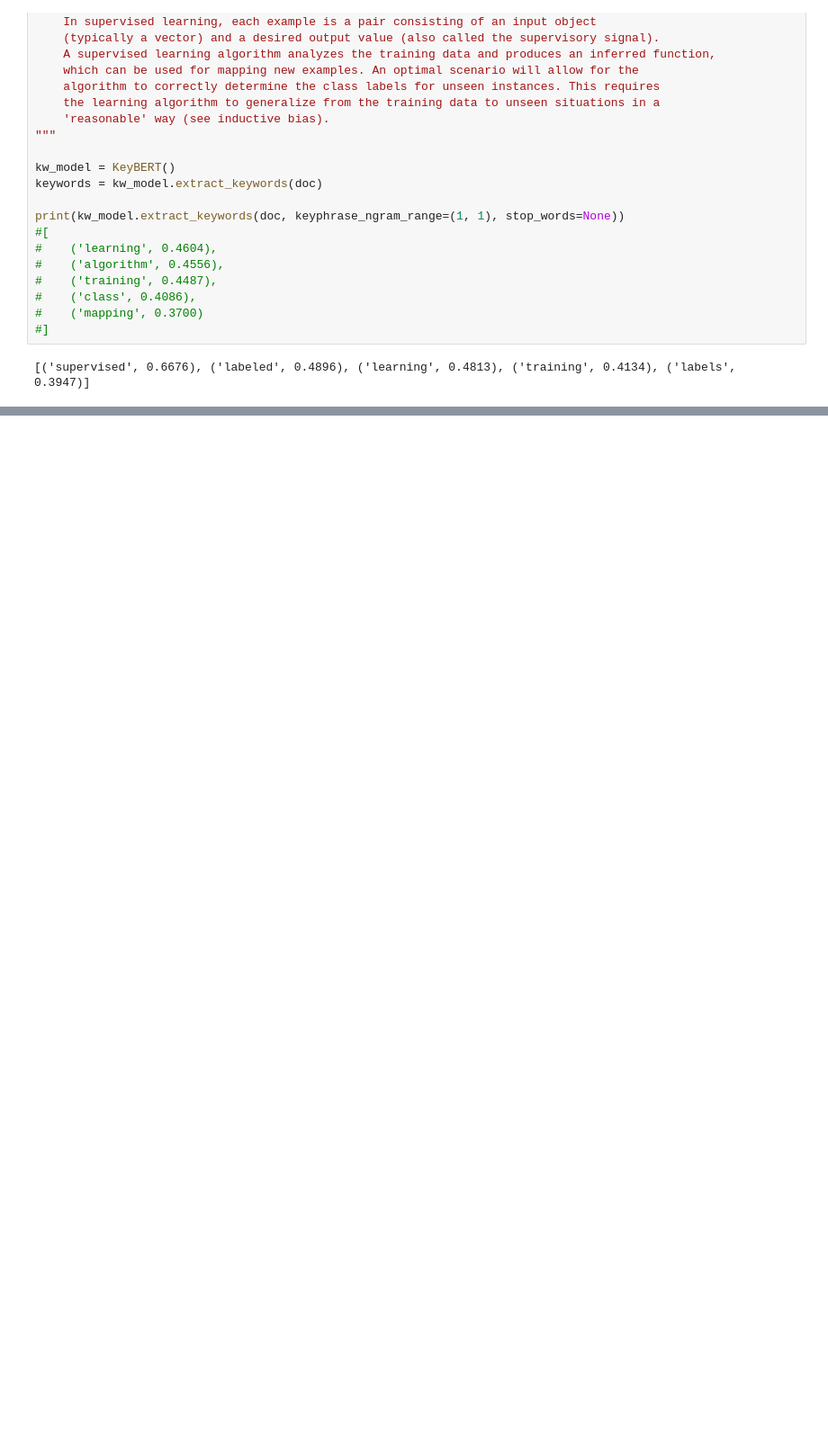
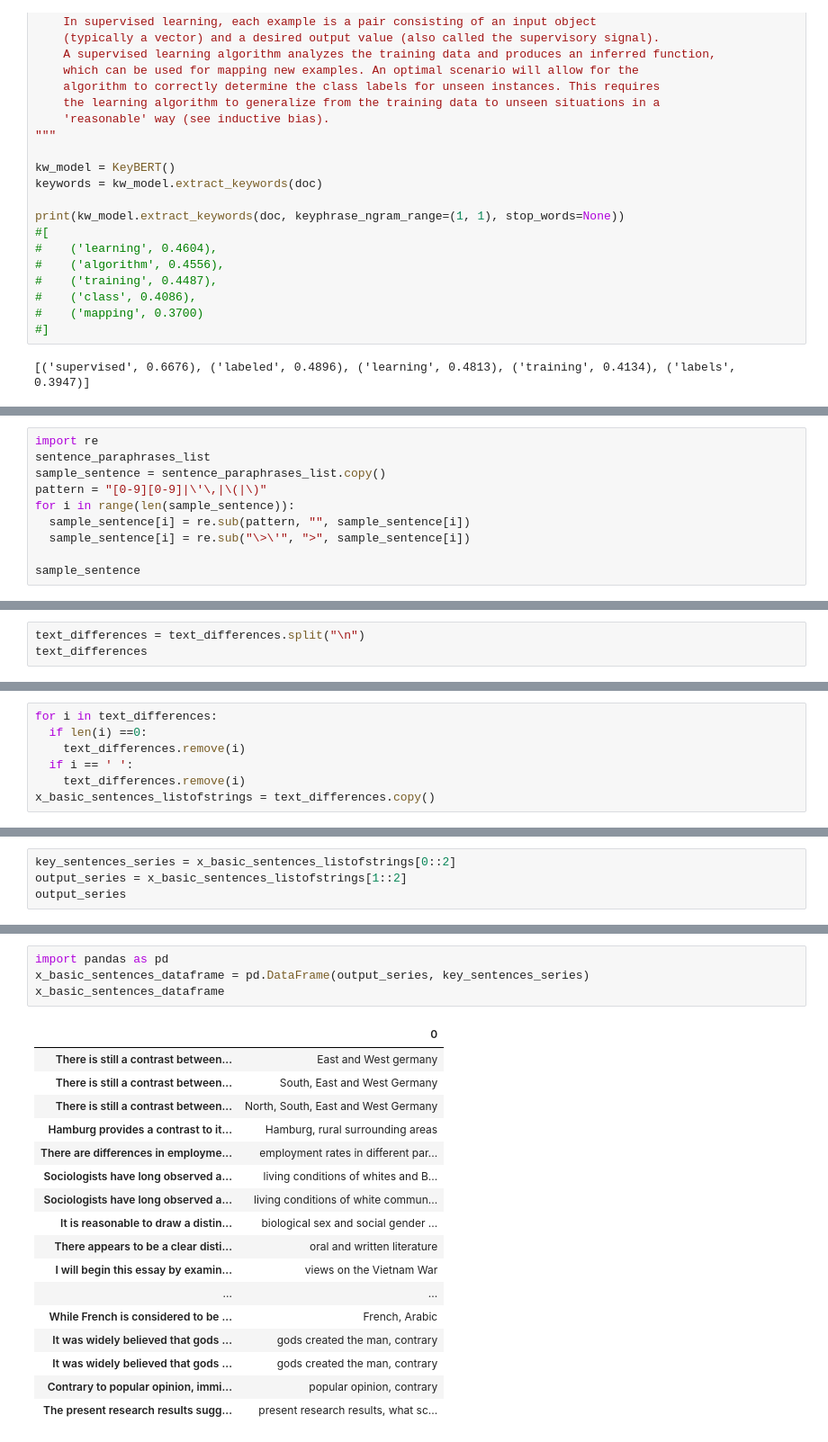
Before and after one commit to RamSankarTheDeveloper/Question-generation-algorithm-based-on-blooms-taxonomy, a Jupyter notebook: preprocessor.ipynb, the cells around one changed output, grey strips where cells are left out. Shown at 90% size. Cells and saved outputs as stored; diff of their text form; blank space fills up the shorter version.

```diff
--- a/preprocessor.ipynb
+++ b/preprocessor.ipynb
@@ -370,0 +504,10 @@ print(kw_model.extract_keywords(doc, keyphrase_ngram_range=(1, 1), stop_words=No
+# %%
+import re
+sentence_paraphrases_list
+sample_sentence = sentence_paraphrases_list.copy()
+pattern = "[0-9][0-9]|\'\,|\(|\)"
+for i in range(len(sample_sentence)):
+  sample_sentence[i] = re.sub(pattern, "", sample_sentence[i])
+  sample_sentence[i] = re.sub("\>\'", ">", sample_sentence[i])
+
+sample_sentence
@@ -370,0 +699,3 @@ print(kw_model.extract_keywords(doc, keyphrase_ngram_range=(1, 1), stop_words=No
+# %%
+text_differences = text_differences.split("\n")
+text_differences
@@ -370,0 +720,7 @@ print(kw_model.extract_keywords(doc, keyphrase_ngram_range=(1, 1), stop_words=No
+# %%
+for i in text_differences:
+  if len(i) ==0:
+    text_differences.remove(i)
+  if i == ' ':
+    text_differences.remove(i)
+x_basic_sentences_listofstrings = text_differences.copy()
@@ -370,0 +747,4 @@ print(kw_model.extract_keywords(doc, keyphrase_ngram_range=(1, 1), stop_words=No
+# %%
+key_sentences_series = x_basic_sentences_listofstrings[0::2]
+output_series = x_basic_sentences_listofstrings[1::2]
+output_series
@@ -371 +789,23 @@ print(kw_model.extract_keywords(doc, keyphrase_ngram_range=(1, 1), stop_words=No
+# %%
+import pandas as pd
+x_basic_sentences_dataframe = pd.DataFrame(output_series, key_sentences_series)
+x_basic_sentences_dataframe
+# %% [output]
+|  | 0 |
+| There is still a contrast between... | East and West germany |
+| There is still a contrast between... | South, East and West Germany |
+| There is still a contrast between... | North, South, East and West Germany |
+| Hamburg provides a contrast to it... | Hamburg, rural surrounding areas |
+| There are differences in employme... | employment rates in different par... |
+| Sociologists have long observed a... | living conditions of whites and B... |
+| Sociologists have long observed a... | living conditions of white commun... |
+| It is reasonable to draw a distin... | biological sex and social gender ... |
+| There appears to be a clear disti... | oral and written literature |
+| I will begin this essay by examin... | views on the Vietnam War |
+| ... | ... |
+| While French is considered to be ... | French, Arabic |
+| It was widely believed that gods ... | gods created the man, contrary |
+| It was widely believed that gods ... | gods created the man, contrary |
+| Contrary to popular opinion, immi... | popular opinion, contrary |
+| The present research results sugg... | present research results, what sc... |
 # %%
```
Also changed, not shown: parts of 49 cells of this notebook.
